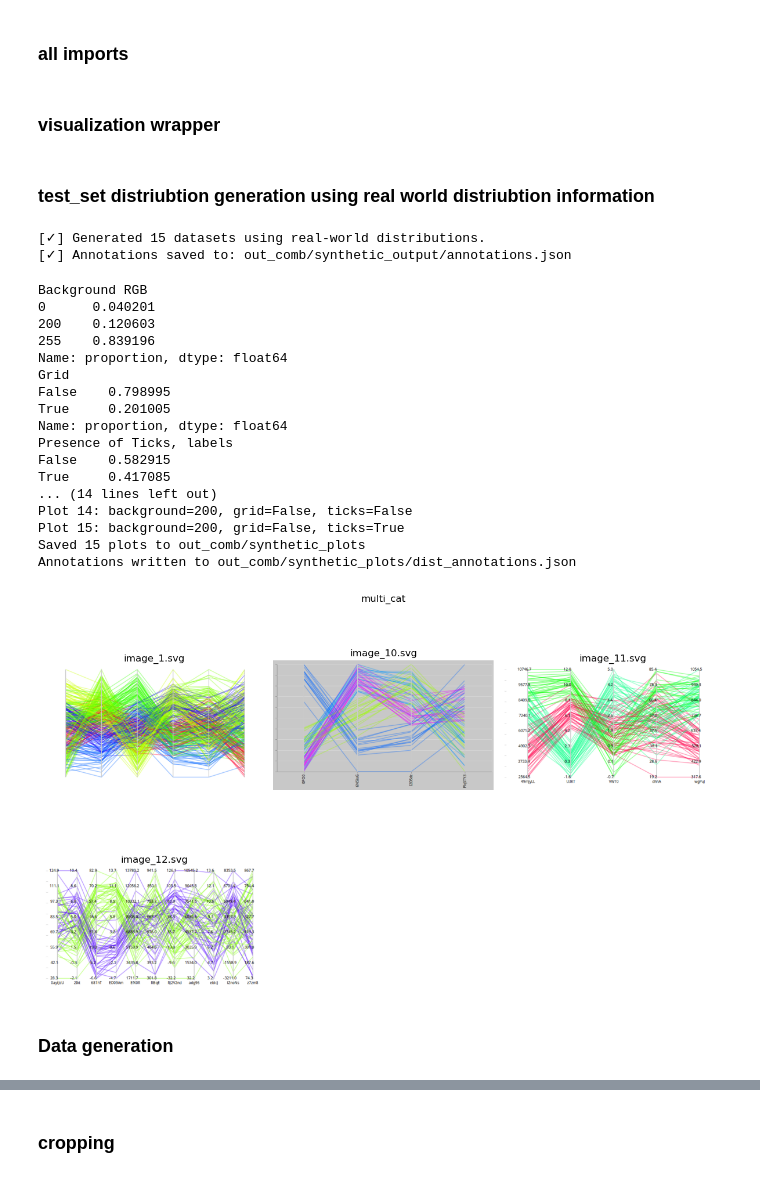
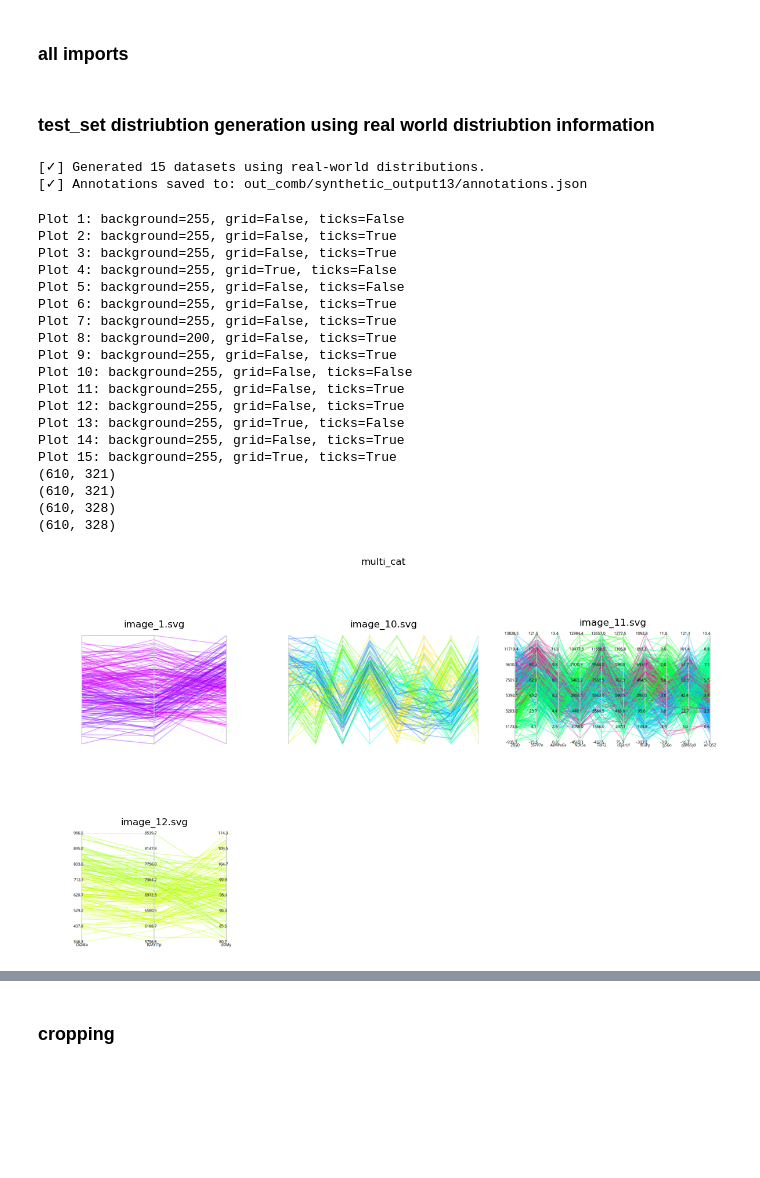
Before and after one commit to poonam2308/PaCoNet, a Jupyter notebook: notebooks/test_visualization.ipynb, the cells around one changed output, grey strips where cells are left out. Saved outputs shown, nothing was run; the diff lists cells and outputs as text; code cells hidden in the pictures; blank space fills up the shorter version.

Commit message:
gen_Data

```diff
--- a/notebooks/test_visualization.ipynb
+++ b/notebooks/test_visualization.ipynb
@@ -46,2 +94,0 @@ all_data_sep = os.path.join(project_root, "data/synthetic_plots/training/color_s
-# %% [markdown]
-### visualization wrapper
@@ -108,12 +99,12 @@ excel_path = "real_world_dis_info.xlsx"
 axes_dist, cat_dist, rows_dist = extract_distributions_from_excel(excel_path)
 
 dgen.generate_synthetic_datasets_from_distributions(
-    directory_path="out_comb/synthetic_output",
+    directory_path="out_comb/synthetic_output13",
     k=15,  # or 5000
     axes_distribution=axes_dist,
     categories_distribution=cat_dist,
     rows_distribution=rows_dist,
-    seed=23  # for reproducibility
+    seed=767  # for reproducibility
 )
 
 # mcat = MultiCatPCPGenerator()
@@ -122,43 +113,45 @@ dgen.generate_synthetic_datasets_from_distributions(
 # show_images_from_folder("synthetic_plots", title="multi_cat")
 # %% [output]
 [✓] Generated 15 datasets using real-world distributions.
-[✓] Annotations saved to: out_comb/synthetic_output/annotations.json
+[✓] Annotations saved to: out_comb/synthetic_output13/annotations.json
 # %%
 
 bg_dist, grid_dist,ticks_dist = extract_dist_plots_from_excel("real_world_dis_info.xlsx")
-print(bg_dist)
-print(grid_dist)
-print(ticks_dist)
+# print(bg_dist)
+# print(grid_dist)
+# print(ticks_dist)
 # Generate plots
-plotter = MultiCatPCPGenerator(seed=421)
+plotter = MultiCatPCPGenerator(seed=45345)
 plotter.generate_batch(
-    input_dir="out_comb/synthetic_output",
-    output_dir="out_comb/synthetic_plots",
+    input_dir="out_comb/synthetic_output13",
+    output_dir="out_comb/synthetic_plots13_1",
     num_files=15,
     background_distribution=bg_dist,
     grid_distribution=grid_dist,
-    ticks_labels_distribution=ticks_dist
+    ticks_labels_distribution=ticks_dist,
+    no_ticks_output_dir="out_comb/synthetic_plots13_no_ticks"
+
 )
 
-show_images_from_folder("out_comb/synthetic_plots", title="multi_cat")
+show_images_from_folder("out_comb/synthetic_plots13_1", title="multi_cat")
 # %% [output]
-Background RGB
-0      0.040201
-200    0.120603
-255    0.839196
-Name: proportion, dtype: float64
-Grid
-False    0.798995
-True     0.201005
-Name: proportion, dtype: float64
-Presence of Ticks, labels
-False    0.582915
-True     0.417085
-... (14 lines left out)
-Plot 14: background=200, grid=False, ticks=False
-Plot 15: background=200, grid=False, ticks=True
-Saved 15 plots to out_comb/synthetic_plots
-Annotations written to out_comb/synthetic_plots/dist_annotations.json
+Plot 1: background=255, grid=False, ticks=False
+Plot 2: background=255, grid=False, ticks=True
+Plot 3: background=255, grid=False, ticks=True
+Plot 4: background=255, grid=True, ticks=False
+Plot 5: background=255, grid=False, ticks=False
+Plot 6: background=255, grid=False, ticks=True
+Plot 7: background=255, grid=False, ticks=True
+Plot 8: background=200, grid=False, ticks=True
+Plot 9: background=255, grid=False, ticks=True
+Plot 10: background=255, grid=False, ticks=False
+Plot 11: background=255, grid=False, ticks=True
+Plot 12: background=255, grid=False, ticks=True
+Plot 13: background=255, grid=True, ticks=False
+Plot 14: background=255, grid=False, ticks=True
+Plot 15: background=255, grid=True, ticks=True
+(610, 321)
+(610, 321)
+(610, 328)
+(610, 328)
-[figure, old version]
+[figure, new version]
-# %% [markdown]
-### Data generation
```
Also changed, not shown: parts of 10 cells of this notebook, 30 other files.
